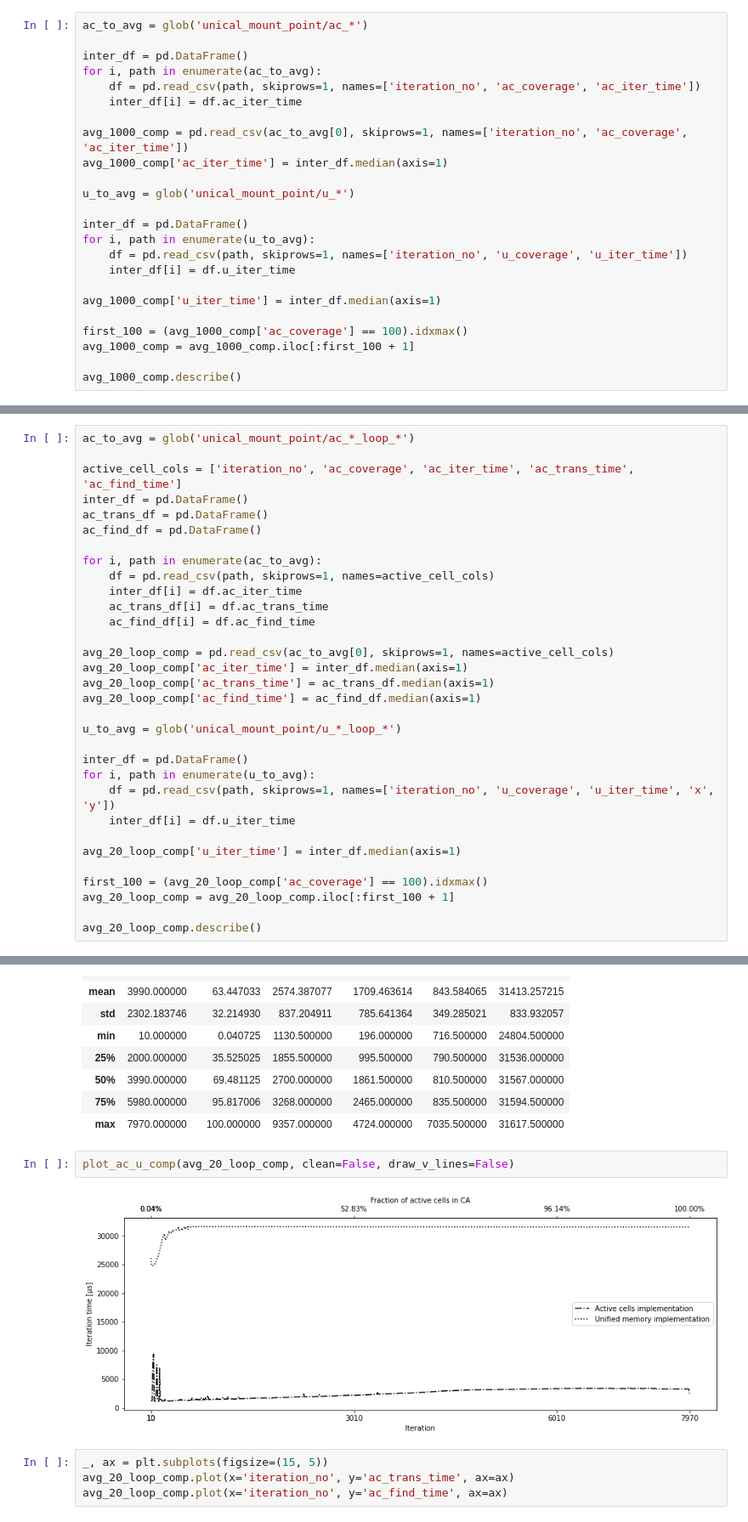
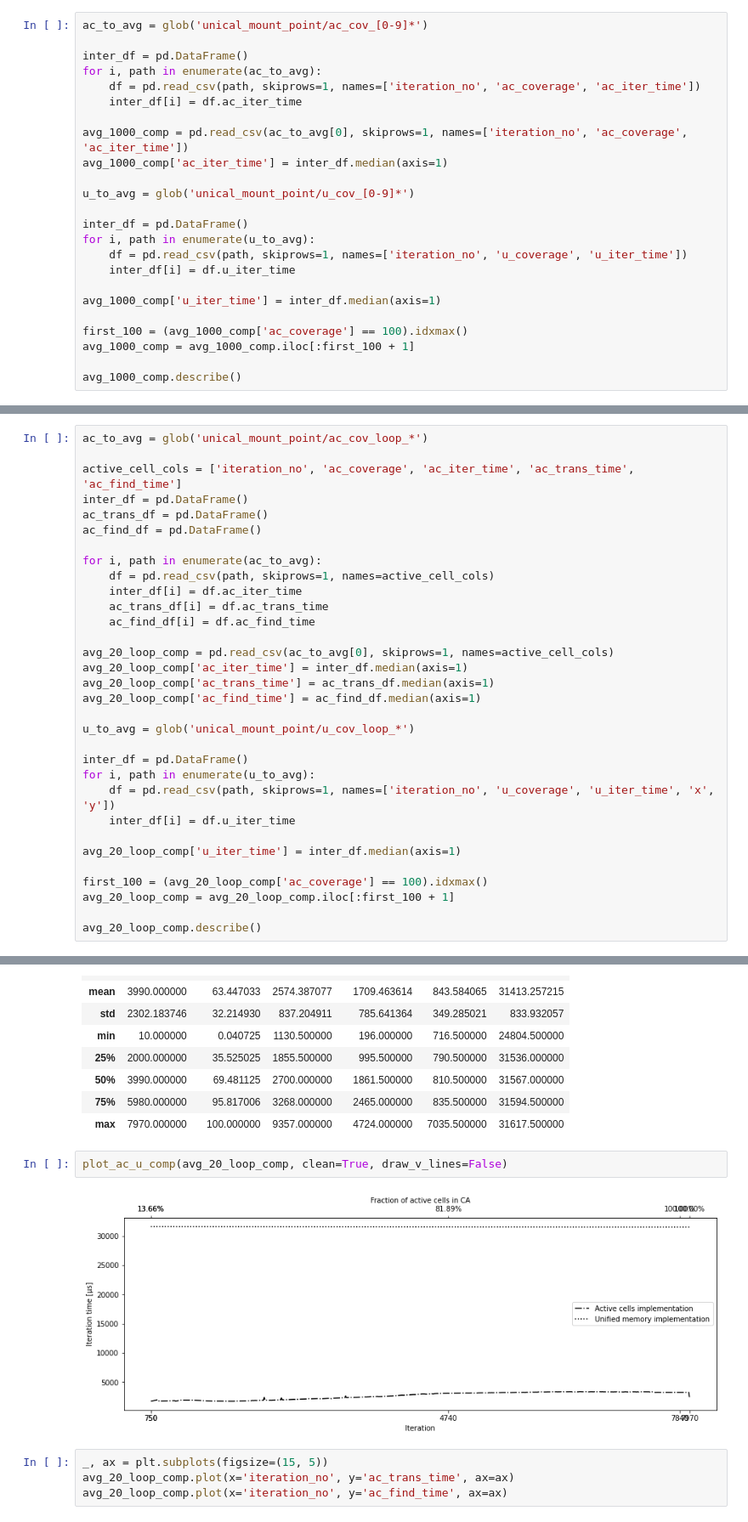
Before and after one commit to prenc/saturated-flow-thesis, a Jupyter notebook: coverage_evaluation.ipynb, the cells around one changed output, grey strips where cells are left out. Shown: that part at 85% size. Saved outputs shown, nothing was run; the diff lists cells and outputs as text.

```diff
--- a/coverage_evaluation.ipynb
+++ b/coverage_evaluation.ipynb
@@ -103,7 +102,7 @@ plot_ac_u_comp(comp_df, clean=0.13, draw_v_lines=False)
 # %% [markdown]
 ### Averaged results
 # %%
-ac_to_avg = glob('unical_mount_point/ac_*')
+ac_to_avg = glob('unical_mount_point/ac_cov_[0-9]*')
 
 inter_df = pd.DataFrame()
 for i, path in enumerate(ac_to_avg):
@@ -113,7 +112,7 @@ for i, path in enumerate(ac_to_avg):
 avg_1000_comp = pd.read_csv(ac_to_avg[0], skiprows=1, names=['iteration_no', 'ac_coverage', 'ac_iter_time'])
 avg_1000_comp['ac_iter_time'] = inter_df.median(axis=1)
 
-u_to_avg = glob('unical_mount_point/u_*')
+u_to_avg = glob('unical_mount_point/u_cov_[0-9]*')
 
 inter_df = pd.DataFrame()
 for i, path in enumerate(u_to_avg):
@@ -153,5 +152,5 @@ plot_ac_u_comp(avg_1000_comp, clean=3, smooth_ac=True, smooth_u=True, draw_v_lin
 # %%
-ac_to_avg = glob('unical_mount_point/ac_*_loop_*')
+ac_to_avg = glob('unical_mount_point/ac_cov_loop_*')
 
 active_cell_cols = ['iteration_no', 'ac_coverage', 'ac_iter_time', 'ac_trans_time', 'ac_find_time']
 inter_df = pd.DataFrame()
@@ -169,7 +168,7 @@ avg_20_loop_comp['ac_iter_time'] = inter_df.median(axis=1)
 avg_20_loop_comp['ac_trans_time'] = ac_trans_df.median(axis=1)
 avg_20_loop_comp['ac_find_time'] = ac_find_df.median(axis=1)
 
-u_to_avg = glob('unical_mount_point/u_*_loop_*')
+u_to_avg = glob('unical_mount_point/u_cov_loop_*')
 
 inter_df = pd.DataFrame()
 for i, path in enumerate(u_to_avg):
@@ -193,9 +192,9 @@ avg_20_loop_comp.describe()
 | 75% | 5980.000000 | 95.817006 | 3268.000000 | 2465.000000 | 835.500000 | 31594.500000 |
 | max | 7970.000000 | 100.000000 | 9357.000000 | 4724.000000 | 7035.500000 | 31617.500000 |
 # %%
-plot_ac_u_comp(avg_20_loop_comp, clean=False, draw_v_lines=False)
+plot_ac_u_comp(avg_20_loop_comp, clean=True, draw_v_lines=False)
 # %% [output]
-[figure, old version]
+[figure, new version]
 # %%
 _, ax = plt.subplots(figsize=(15, 5))
 avg_20_loop_comp.plot(x='iteration_no', y='ac_trans_time', ax=ax)
```
Also changed, not shown: parts of 5 cells of this notebook.
